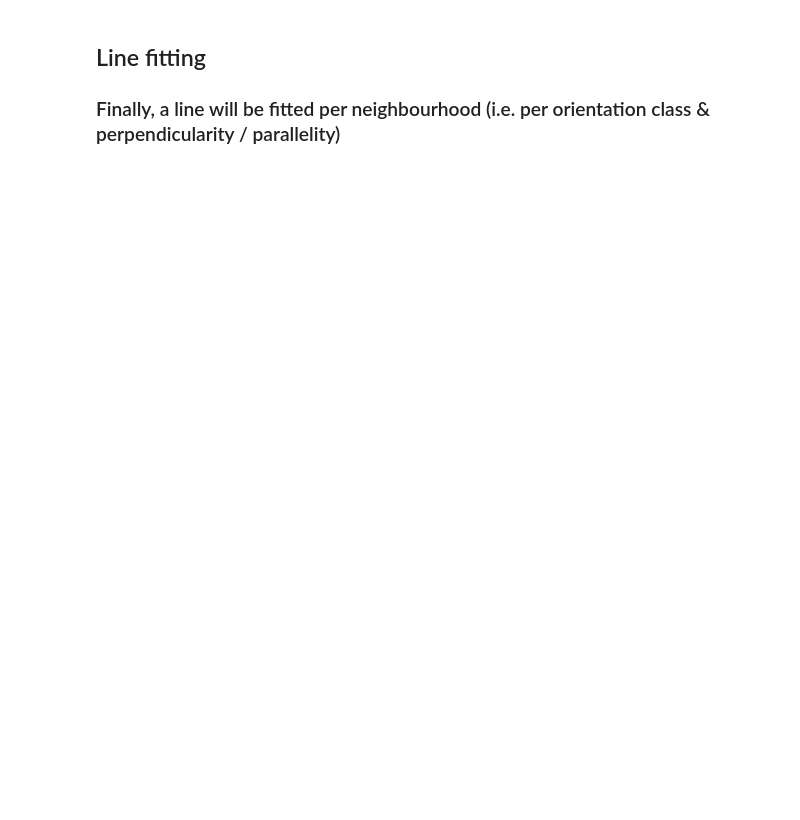
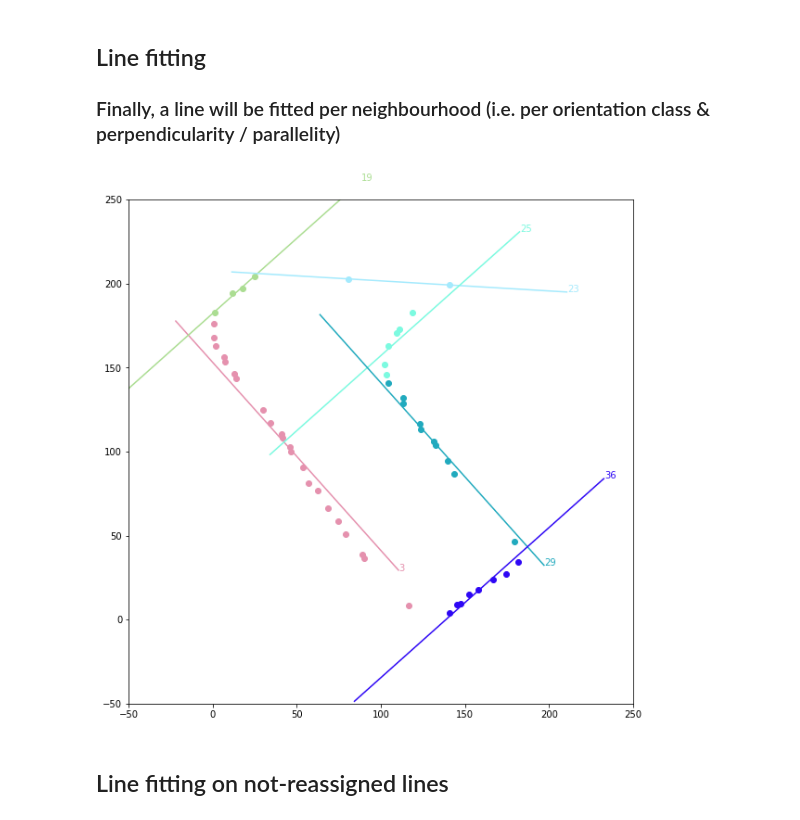
Before and after one commit to mnboos/osm-instance-segmentation, a Jupyter notebook: Regularization.ipynb, the cells around one changed output. Cells and saved outputs as stored; diff of their text form; code cells hidden in the pictures; blank space fills up the shorter version.

```diff
--- a/Regularization.ipynb
+++ b/Regularization.ipynb
@@ -134,6 +136,59 @@ for k, g in grouped:
 # %% [markdown]
 ## Line fitting
 ### Finally, a line will be fitted per neighbourhood (i.e. per orientation class & perpendicularity / parallelity)
+# %%
+from scipy.optimize import curve_fit
+import cv2
+from core.utils import get_angle, Line
+from shapely.affinity import rotate
+from shapely import geometry
+
+def make_fit_func(angle: float):
+    def fit_line(x, m, b):
+        a = angle
+        return m * x + b
+    return fit_line
+
+fig, ax = plt.subplots(figsize=(10,10))
+ax.set(aspect='equal')
+fitted_lines = []
+grouped_orientation = groupby(updated_lines, key=lambda l: l.neighbourhood)
+for k, g in grouped_orientation:
+    subgroup = list(g)
+    seg = []
+    nr = min(map(lambda l: l.nr, subgroup))
+    for l in subgroup:
+        seg.extend(l.coords)
+    line_angle = (subgroup[0].orientation if not subgroup[0].orthogonal else angle - 90) % 180
+    [vx, vy, x, y] = np.round(cv2.fitLine(points=np.asarray(seg), distType=cv2.DIST_L2, param=0, reps=0.01, aeps=0.01),2)
+    dist = 100  # geometry.Point(seg[0]).distance(geometry.Point(seg[-1]))*2
+    x1 = float(x - dist * vx)
+    x2 = float(x + dist * vx)
+    y1 = float(y - dist * vy)
+    y2 = float(y + dist * vy)
+    fitted_line = [(x1, y1), (x2, y2)]
+    angle_delta = line_angle-get_angle(fitted_line)
+    ls = rotate(geometry.LineString(fitted_line), angle_delta)
+
+    color = np.random.rand(3,)
+    xs = ls.coords.xy[0]
+    ys = ls.coords.xy[1]
+    x = np.asarray(list(map(lambda p: p[0], seg)))
+    y = np.asarray(list(map(lambda p: p[1], seg)))
+    fitted_line_new = [(xs[0], ys[0]), (xs[1], ys[1])]
+    fitted_lines.append(Line(nr=nr, p1=fitted_line_new[0], p2=fitted_line_new[1]))
+    lc = mc.LineCollection([fitted_line_new], colors=color)
+    plt.scatter(x, y, color=color)
+    ax.add_collection(lc)
+    ax.set_xlim(-50, 250)
+    ax.set_ylim(-50, 250)
+    text(fitted_line_new[1][0], fitted_line_new[1][1], str(nr), color=color)
+
+fitted_lines = sorted(fitted_lines, key=lambda l: l.nr)
+# %% [output]
+[figure, added]
+# %% [markdown]
+## Line fitting on not-reassigned lines
 # %%
 from scipy.optimize import curve_fit
 import cv2
```
Also changed, not shown: parts of 5 cells of this notebook.
